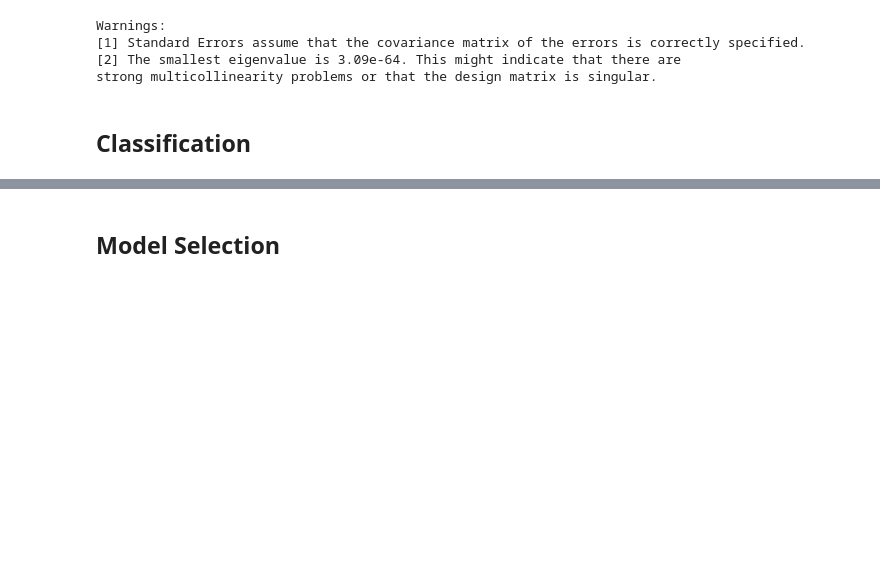
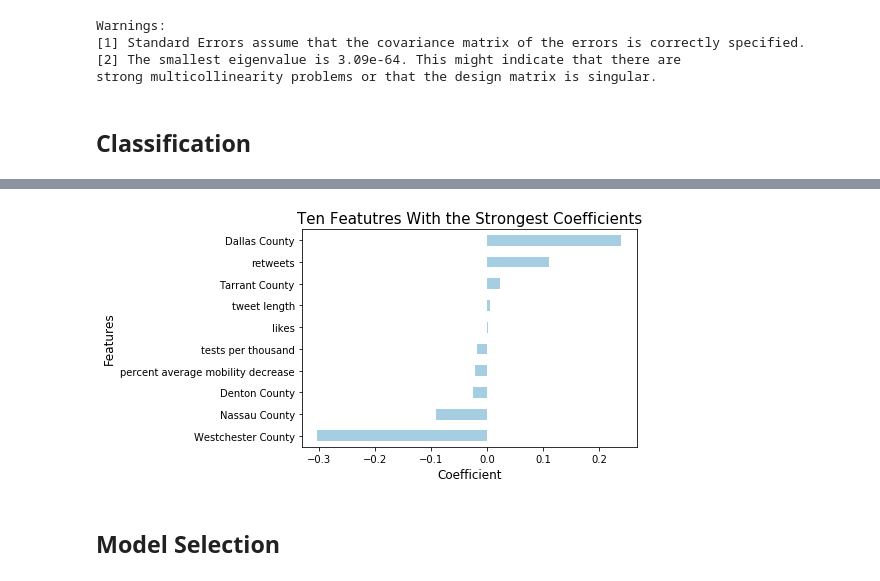
Before and after one commit to JulKelman/Sentiment-Analysis-of-Covid-19-Related-Tweets, a Jupyter notebook: julia/Project Notebook.ipynb, the cells around one changed output, grey strips where cells are left out. Drawn from its saved outputs; the diff is of its cells as text; code cells hidden in the pictures; blank space fills up the shorter version.

```diff
--- a/julia/Project Notebook.ipynb
+++ b/julia/Project Notebook.ipynb
@@ -506,0 +546,24 @@ strong multicollinearity problems or that the design matrix is singular.
+# %%
+# Define Pipeline
+pipe = Pipeline(steps = [
+    ('lg', LogisticRegression(solver='liblinear'))
+])
+
+# Construct Grid Parameters
+hyperparams = {
+    'lg__penalty': ['l1', 'l2'],
+    'lg__max_iter': [300],
+    'lg__C': [0.4, 0.5, 0.6]
+}
+
+# Perform Grid Search
+gs = GridSearchCV(pipe,
+                 param_grid=hyperparams,
+                 cv = 3,
+                 scoring = 'accuracy')
+lg = gs.fit(Xc_train, yc_train)
+
+# Scoring
+print(f'Best Training Accuracy: {lg.score(Xc_train, yc_train)}')
+print(f'Best Testing Accuracy: {lg.score(Xc_test, yc_test)}')
+print(f'Cross-val-score: {cross_val_score(lg.best_estimator_, Xc, yc).mean()}')
@@ -506,0 +586,5 @@ strong multicollinearity problems or that the design matrix is singular.
+# %%
+coefficients = pd.DataFrame(lg.best_estimator_.steps[0][1].coef_[0],
+                           X_test.columns)
+coefficients.rename(columns = {0: 'coef'}, inplace=True)
+coefficients.head()
@@ -506,0 +626,4 @@ strong multicollinearity problems or that the design matrix is singular.
+# %%
+# Filtering the ten features with the stongest coefficients
+top_coef = coefficients[(coefficients['coef'] > 0.0001) | (coefficients['coef'] < -1e-02)].copy()
+top_coef['coef'].sort_values()
@@ -506,0 +642,3 @@ strong multicollinearity problems or that the design matrix is singular.
+# %%
+top_coef['exp'] = np.exp(top_coef['coef'])
+top_coef
@@ -507,3 +657,13 @@ strong multicollinearity problems or that the design matrix is singular.
+# %%
+# Visualizing the 10 strongest coefficients
+top_coef.sort_values(by='coef')['coef'].plot(kind='barh', legend=None, cmap='Paired')
+plt.title('Ten Featutres With the Strongest Coefficients', size=15)
+plt.ylabel('Features', size=12)
+plt.xlabel('Coefficient', size=12)
+plt.yticks(np.arange(10),
+           ['Westchester County', 'Nassau County', 'Denton County', 'percent average mobility decrease', 'tests per thousand', 'likes', 'tweet length', 'Tarrant County','retweets', 'Dallas County']);
+# %% [output]
+[figure, added]
 # %% [markdown]
 ## Model Selection
 # %% [markdown]
```
Also changed, not shown: parts of 16 cells of this notebook.
